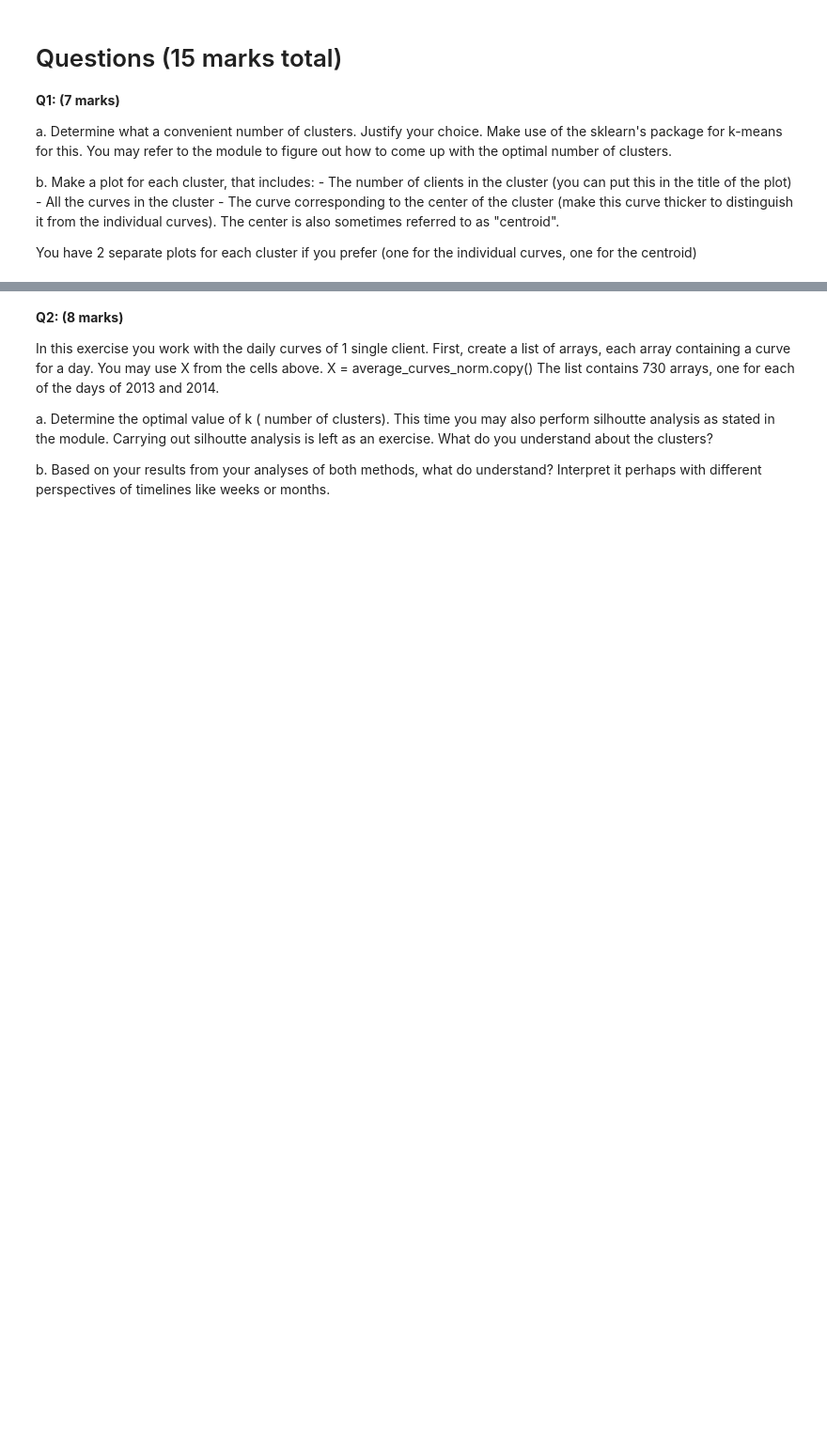
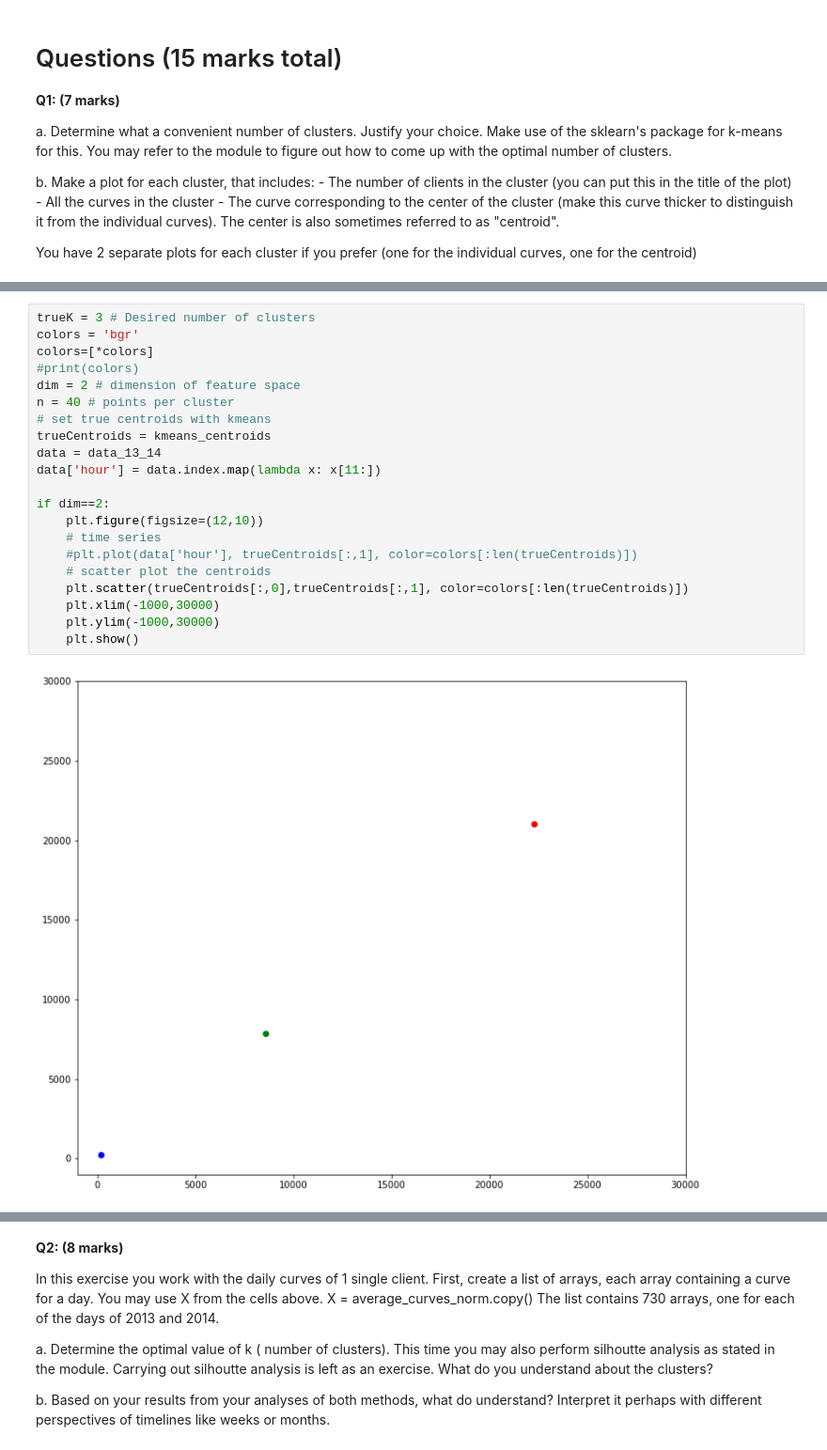
Before and after one commit to prsanti/UW-Data-Science, a Jupyter notebook: Machine Learning/assignment 2/assignment2.ipynb, the cells around one changed output, grey strips where cells are left out. Shown at 94% size. Saved outputs shown, nothing was run; the diff lists cells and outputs as text; blank space fills up the shorter version.

```diff
--- a/Machine Learning/assignment 2/assignment2.ipynb
+++ b/Machine Learning/assignment 2/assignment2.ipynb
@@ -221,0 +328,23 @@ for J in range(2*365):
+# %%
+trueK = 3 # Desired number of clusters
+colors = 'bgr'
+colors=[*colors]
+#print(colors)
+dim = 2 # dimension of feature space
+n = 40 # points per cluster
+# set true centroids with kmeans
+trueCentroids = kmeans_centroids
+data = data_13_14
+data['hour'] = data.index.map(lambda x: x[11:])
+
+if dim==2:
+    plt.figure(figsize=(12,10))
+    # time series
+    #plt.plot(data['hour'], trueCentroids[:,1], color=colors[:len(trueCentroids)])
+    # scatter plot the centroids
+    plt.scatter(trueCentroids[:,0],trueCentroids[:,1], color=colors[:len(trueCentroids)])
+    plt.xlim(-1000,30000)
+    plt.ylim(-1000,30000)
+    plt.show()
+# %% [output]
+[figure, added]
```
Also changed, not shown: parts of 34 cells of this notebook, 1 other file.
